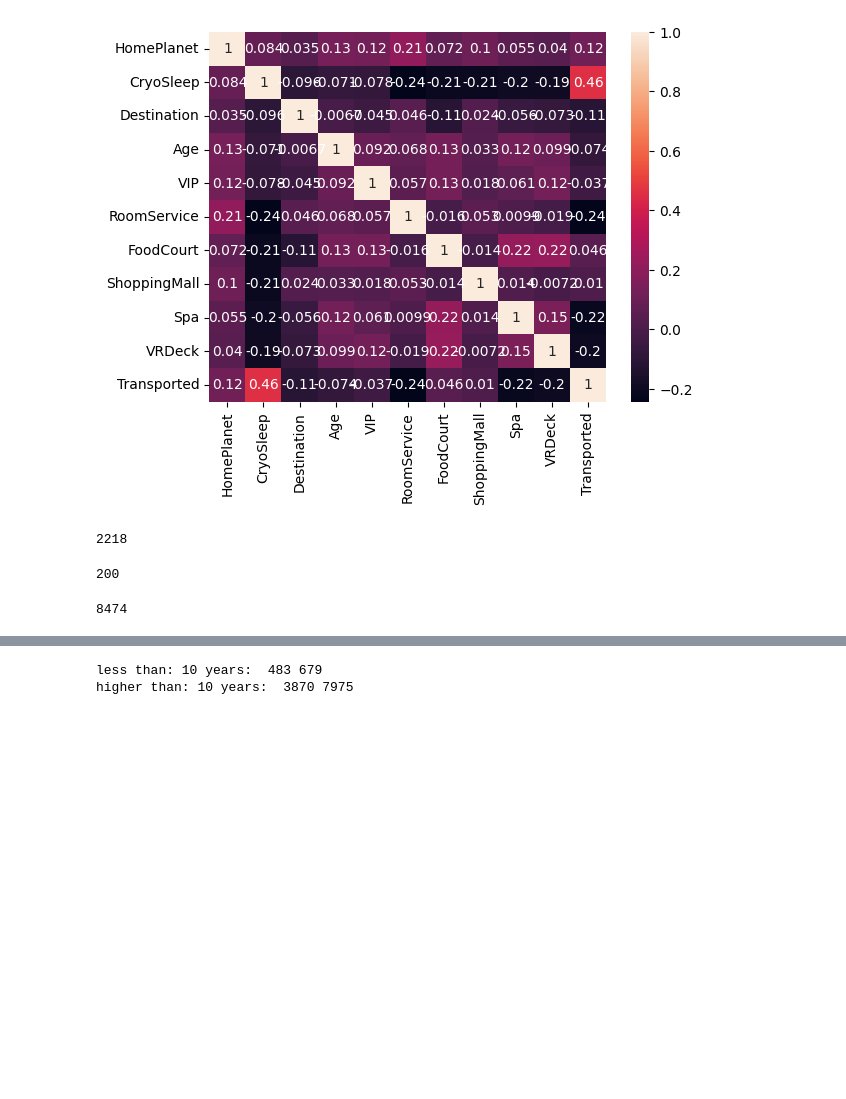
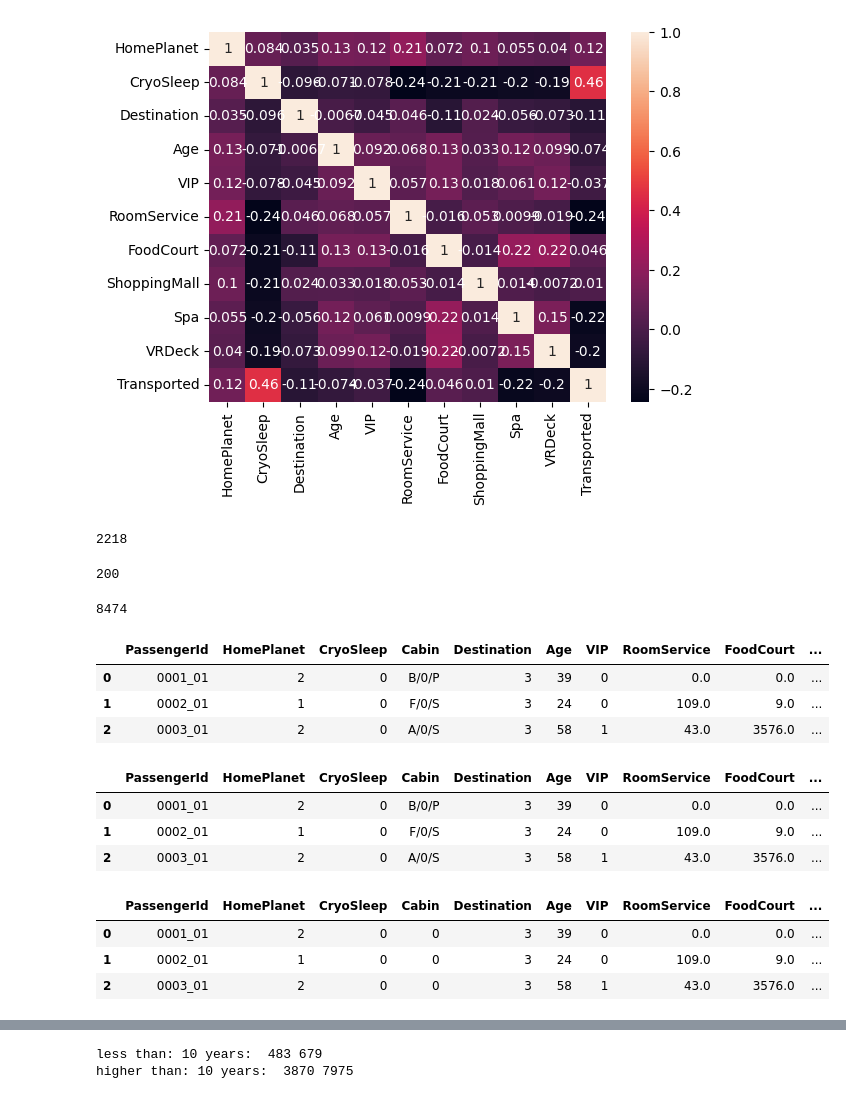
Before and after one commit to Sadeqsoli/SpaceTitanicSurvivors, a Jupyter notebook: spacetitanicsurvivors.ipynb, the cells around one changed output, grey strips where cells are left out. Drawn from its saved outputs; the diff is of its cells as text; code cells hidden in the pictures; blank space fills up the shorter version.

```diff
--- a/spacetitanicsurvivors.ipynb
+++ b/spacetitanicsurvivors.ipynb
@@ -257,16 +257,31 @@ print(len(fullnameSet))
 # %% [output]
 8474
 # %%
-# df['Port'] = df['Cabin'].str.split('/').str[-1]
-# df['Port'].replace('S', 0, inplace=True)
-# df['Port'].replace('P', 1, inplace=True)
-# df.head(3)
+df['Port'] = df['Cabin'].str.split('/').str[-1]
+df['Port'].replace('S', 0, inplace=True)
+df['Port'].replace('P', 1, inplace=True)
+df.head(3)
+# %% [output]
+|  | PassengerId | HomePlanet | CryoSleep | Cabin | Destination | Age | VIP | RoomService | FoodCourt | ... |
+| 0 | 0001_01 | 2 | 0 | B/0/P | 3 | 39 | 0 | 0.0 | 0.0 | ... |
+| 1 | 0002_01 | 1 | 0 | F/0/S | 3 | 24 | 0 | 109.0 | 9.0 | ... |
+| 2 | 0003_01 | 2 | 0 | A/0/S | 3 | 58 | 1 | 43.0 | 3576.0 | ... |
 # %%
-# df['Place'] = df['Cabin'].str.split('/').str[0]
-# letter_to_int = {'A': 1, 'B': 2, 'C': 3, 'D': 4, 'E': 5, 'F': 6, 'G': 7, 'T': 8}
-# df['Place'] = df['Place'].map(letter_to_int)
-# df.head(3)
+df['Place'] = df['Cabin'].str.split('/').str[0]
+letter_to_int = {'A': 1, 'B': 2, 'C': 3, 'D': 4, 'E': 5, 'F': 6, 'G': 7, 'T': 8}
+df['Place'] = df['Place'].map(letter_to_int)
+df.head(3)
+# %% [output]
+|  | PassengerId | HomePlanet | CryoSleep | Cabin | Destination | Age | VIP | RoomService | FoodCourt | ... |
+| 0 | 0001_01 | 2 | 0 | B/0/P | 3 | 39 | 0 | 0.0 | 0.0 | ... |
+| 1 | 0002_01 | 1 | 0 | F/0/S | 3 | 24 | 0 | 109.0 | 9.0 | ... |
+| 2 | 0003_01 | 2 | 0 | A/0/S | 3 | 58 | 1 | 43.0 | 3576.0 | ... |
 # %%
-# df['Cabin'] = df['Cabin'].str.split('/').str[1]
-# df.head(3)
+df['Cabin'] = df['Cabin'].str.split('/').str[1]
+df.head(3)
+# %% [output]
+|  | PassengerId | HomePlanet | CryoSleep | Cabin | Destination | Age | VIP | RoomService | FoodCourt | ... |
+| 0 | 0001_01 | 2 | 0 | 0 | 3 | 39 | 0 | 0.0 | 0.0 | ... |
+| 1 | 0002_01 | 1 | 0 | 0 | 3 | 24 | 0 | 109.0 | 9.0 | ... |
+| 2 | 0003_01 | 2 | 0 | 0 | 3 | 58 | 1 | 43.0 | 3576.0 | ... |
 # %%
```
Also changed, not shown: parts of 13 cells of this notebook.
